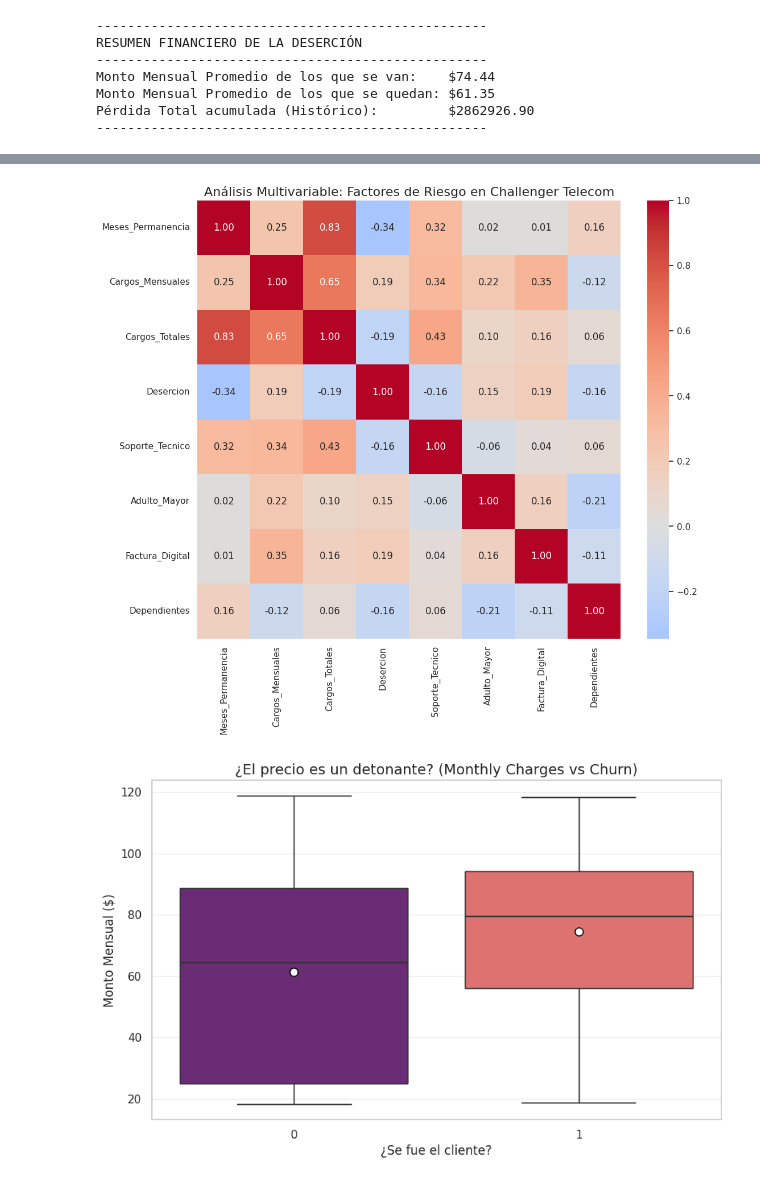
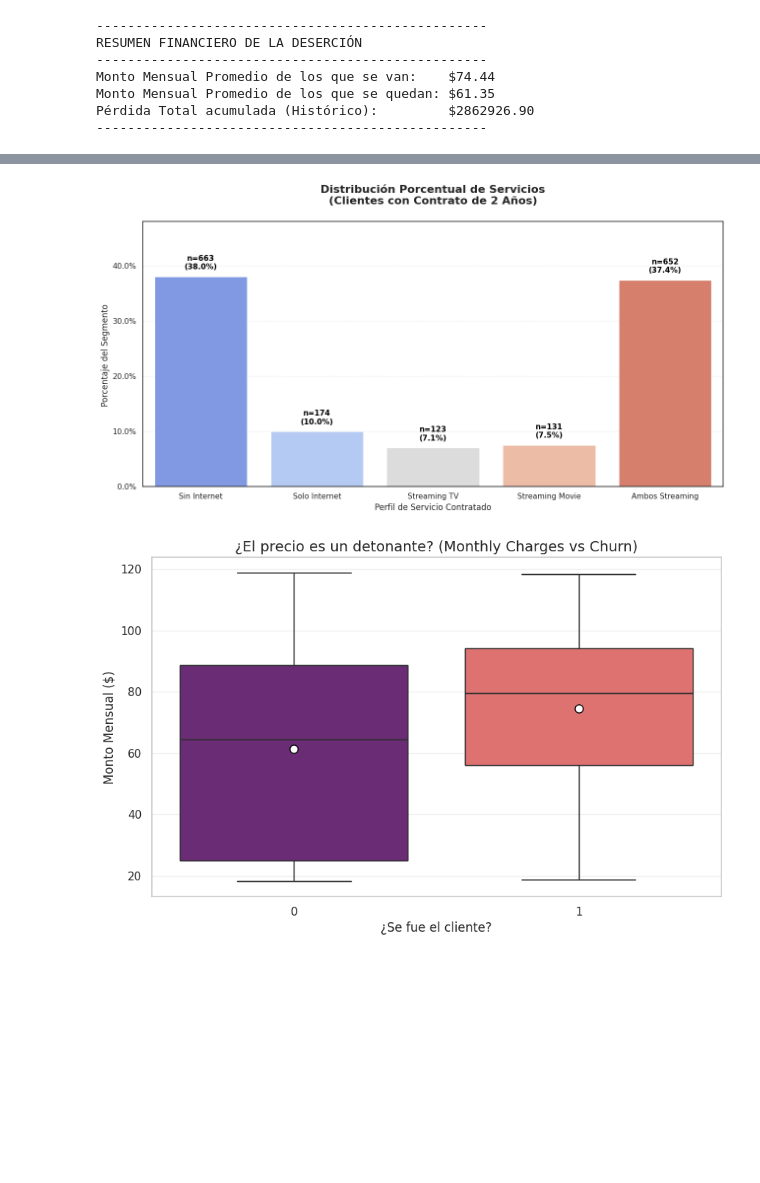
Before and after one commit to lstredel/Challenge-Telecom-X, a Jupyter notebook: Challenge_TelecomX.ipynb, the cells around one changed output, grey strips where cells are left out. Cells and saved outputs as stored; diff of their text form; code cells hidden in the pictures; blank space fills up the shorter version.

```diff
--- a/Challenge_TelecomX.ipynb
+++ b/Challenge_TelecomX.ipynb
@@ -1678,22 +1651,59 @@ plt.show()
-# %%
-# 1. Seleccionamos un abanico más amplio de variables
-columnas_interes = [
-    'Meses_Permanencia', 'Cargos_Mensuales', 'Cargos_Totales', 'Desercion',
-    'Soporte_Tecnico', 'Adulto_Mayor', 'Factura_Digital', 'Dependientes'
-]
-
-df_expandido = df[columnas_interes].copy()
-
-# Las columnas ya están en formato numérico (0 y 1) debido a pasos anteriores
-
-# 3. Matriz de correlación
-plt.figure(figsize=(12, 10))
-sns.heatmap(df_expandido.corr(), annot=True, cmap='coolwarm', fmt=".2f", center=0)
-
-plt.title('Análisis Multivariable: Factores de Riesgo en Challenger Telecom', fontsize=16)
-plt.show()
-# %% [output]
-[figure, removed]
+# %%
+import matplotlib.pyplot as plt
+import seaborn as sns
+import pandas as pd
+import matplotlib.ticker as mtick
+
+# 1. Filtramos: Solo clientes con Contrato de 2 años
+df_2_anos = df[df['Tipo_Contrato'] == 'Two year'].copy()
+
+# 2. Aplicamos la clasificación desagregada (usando la función que ya está definida)
+df_2_anos['Perfil_Servicio_2Anos'] = df_2_anos.apply(clasificar_servicios_desagregados, axis=1)
+
+# 3. Calculamos la distribución (frecuencia y porcentaje)
+total_2_anos = len(df_2_anos)
+conteo_datos = df_2_anos['Perfil_Servicio_2Anos'].value_counts()
+porcentajes = (conteo_datos / total_2_anos) * 100
+
+# 4. Ordenamos para que el gráfico sea consistente
+orden = ['Sin Internet', 'Solo Internet', 'Streaming TV', 'Streaming Movie', 'Ambos Streaming']
+porcentajes = porcentajes.reindex(orden).fillna(0)
+conteo_datos = conteo_datos.reindex(orden).fillna(0)
+
+# --- VISUALIZACIÓN ---
+plt.figure(figsize=(13, 7))
+sns.set_theme(style="white")
+
+# Creamos el gráfico de barras
+ax = sns.barplot(x=porcentajes.index, y=porcentajes.values, palette='coolwarm', hue=porcentajes.index, legend=False)
+
+# 5. PERSONALIZACIÓN DEL EJE Y (En formato %)
+ax.yaxis.set_major_formatter(mtick.PercentFormatter())
+plt.ylim(0, porcentajes.max() + 10) # Damos espacio arriba para las etiquetas
+
+# 6. AÑADIR ETIQUETAS DOBLES (N y %)
+for i, p in enumerate(ax.patches):
+    # Obtenemos el conteo y el porcentaje para ese perfil
+    valor_n = int(conteo_datos.iloc[i])
+    valor_pct = porcentajes.iloc[i]
+
+    # Escribimos el texto sobre la barra
+    ax.annotate(f'n={valor_n}\n({valor_pct:.1f}%)',
+                (p.get_x() + p.get_width() / 2., p.get_height()),
+                ha='center', va='center',
+                xytext=(0, 20),
+                textcoords='offset points',
+                fontsize=11, fontweight='bold', color='black')
+
+plt.title('Distribución Porcentual de Servicios\n(Clientes con Contrato de 2 Años)', fontsize=16, pad=25, fontweight='bold')
+plt.ylabel('Porcentaje del Segmento ', fontsize=12)
+plt.xlabel('Perfil de Servicio Contratado', fontsize=12)
+plt.grid(axis='y', alpha=0.3, linestyle='--')
+
+plt.tight_layout()
+plt.show()
+# %% [output]
+[figure, added]
 # %%
 plt.figure(figsize=(10, 6))
 sns.boxplot(x='Desercion', y='Cargos_Mensuales', data=df, hue='Desercion', palette='magma', legend=False)
```
Also changed, not shown: parts of 9 cells of this notebook.
